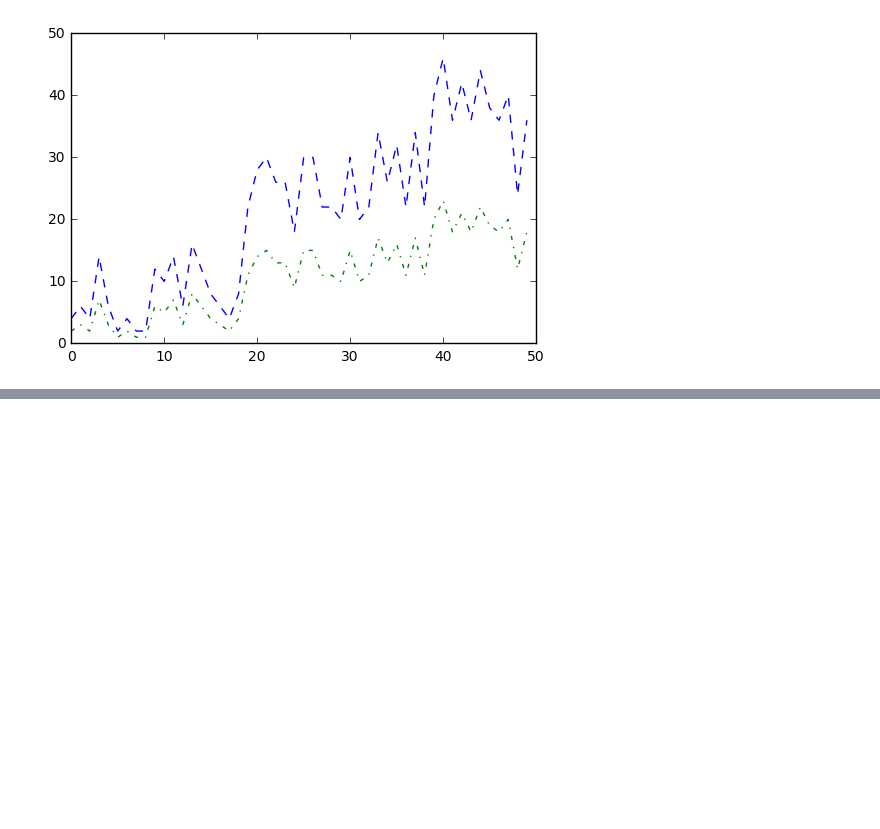
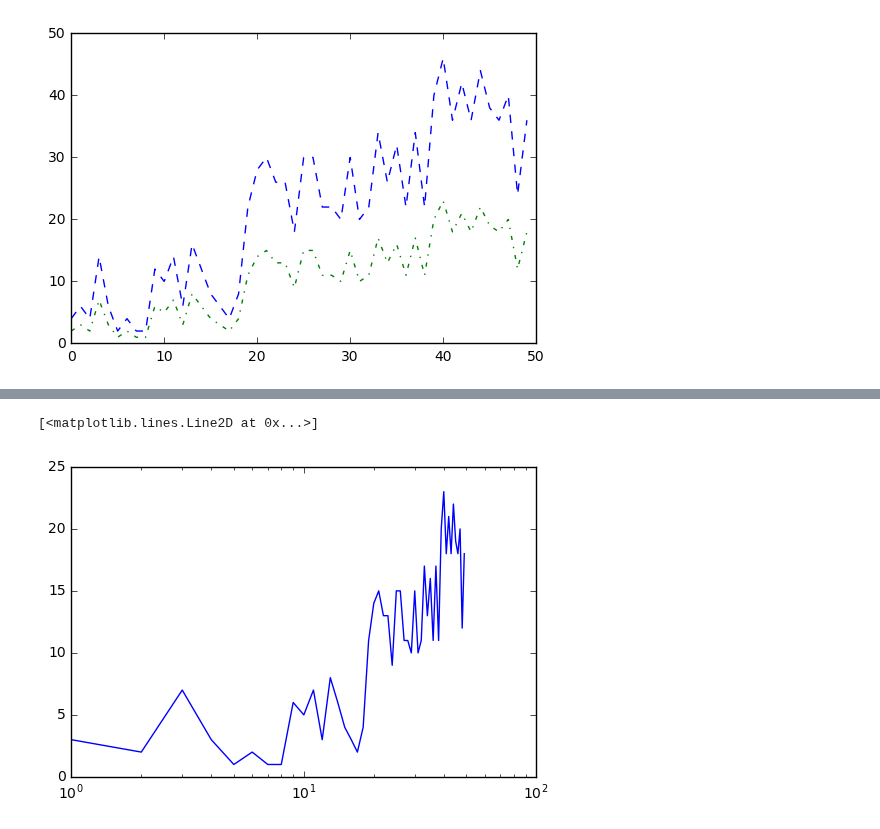
Before and after one commit to calculquebec/cq-formation-analyse-visualisation-python, a Jupyter notebook: Analyse et visualisation de donnees avec Python - Big Data 2016.ipynb, the cells around one changed output, grey strips where cells are left out. Saved outputs shown, nothing was run; the diff lists cells and outputs as text; code cells hidden in the pictures; blank space fills up the shorter version.

```diff
--- a/Analyse et visualisation de donnees avec Python - Big Data 2016.ipynb
+++ b/Analyse et visualisation de donnees avec Python - Big Data 2016.ipynb
@@ -764,0 +779,5 @@ pl
+# %%
+plt.semilogx(plot_data)
+# %% [output]
+[<matplotlib.lines.Line2D at 0x...>]
+[figure, added]
```
Also changed, not shown: parts of 4 cells of this notebook.
